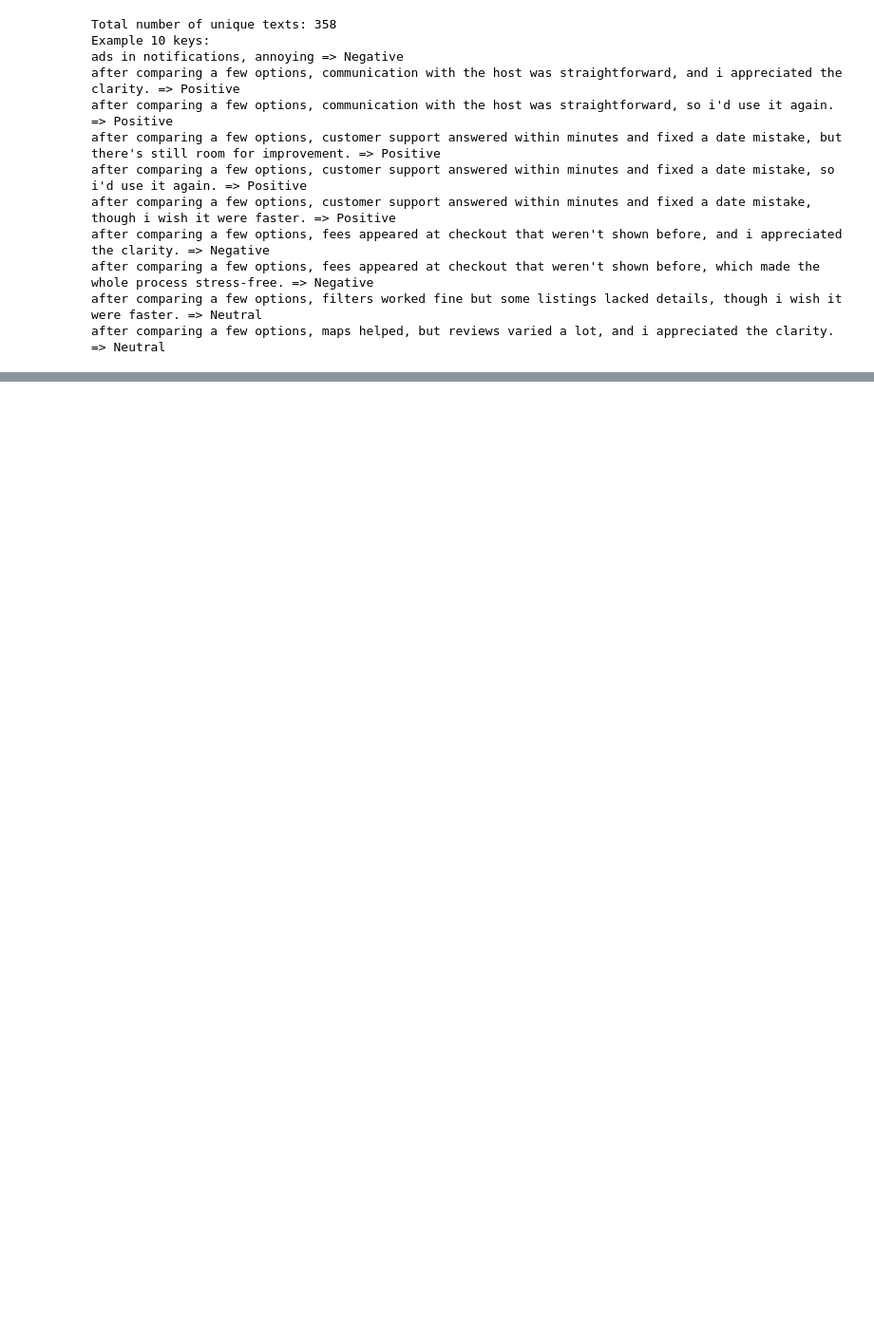
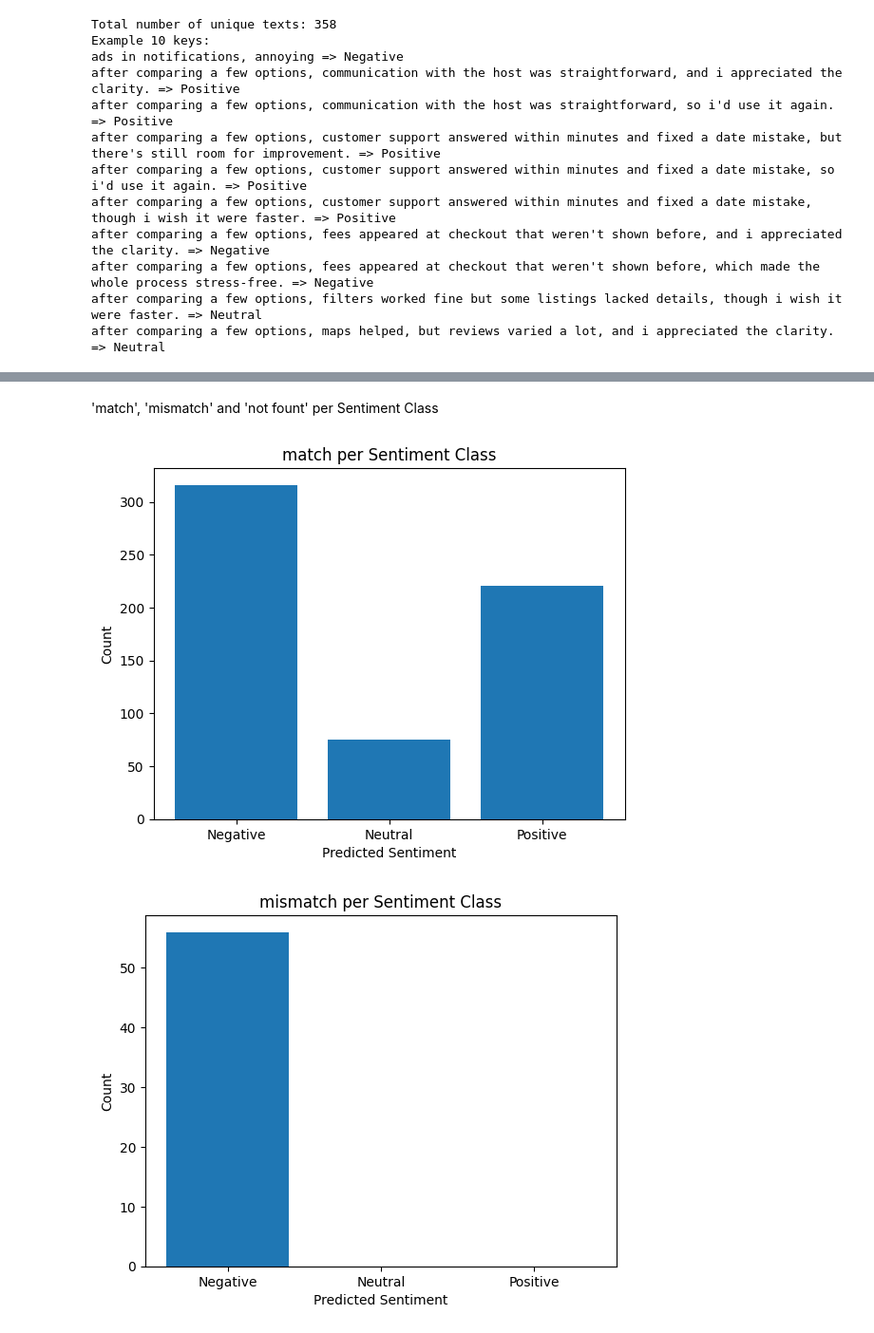
Before and after one commit to almeradarya/validation_test_case, a Jupyter notebook: validation_test_case/data_validation.ipynb, the cells around one changed output, grey strips where cells are left out. Shown: that part at 95% size. Drawn from its saved outputs; the diff is of its cells as text; code cells hidden in the pictures; blank space fills up the shorter version.

```diff
--- a/validation_test_case/data_validation.ipynb
+++ b/validation_test_case/data_validation.ipynb
@@ -100,0 +168,22 @@ results_df['sentiment_check'] = results_df.apply(check_sentiment, axis=1)
+# %% [markdown]
+'match', 'mismatch' and 'not fount' per Sentiment Class
+# %%
+by_sent = (
+    results_tickets_flat
+    .groupby(['sentiment','sentiment_check'])
+    .size()
+    .unstack(fill_value=0)
+    .reindex(columns=['match','mismatch','not_found'])
+    .fillna(0)
+)
+
+for col in by_sent.columns:
+    plt.figure()
+    plt.bar(by_sent.index.astype(str), by_sent[col].values)
+    plt.title(f'{col} per Sentiment Class')
+    plt.ylabel('Count')
+    plt.xlabel('Predicted Sentiment')
+    plt.show()
+# %% [output]
+[figure, added]
+[figure, added]
```
Also changed, not shown: parts of 20 cells of this notebook.
